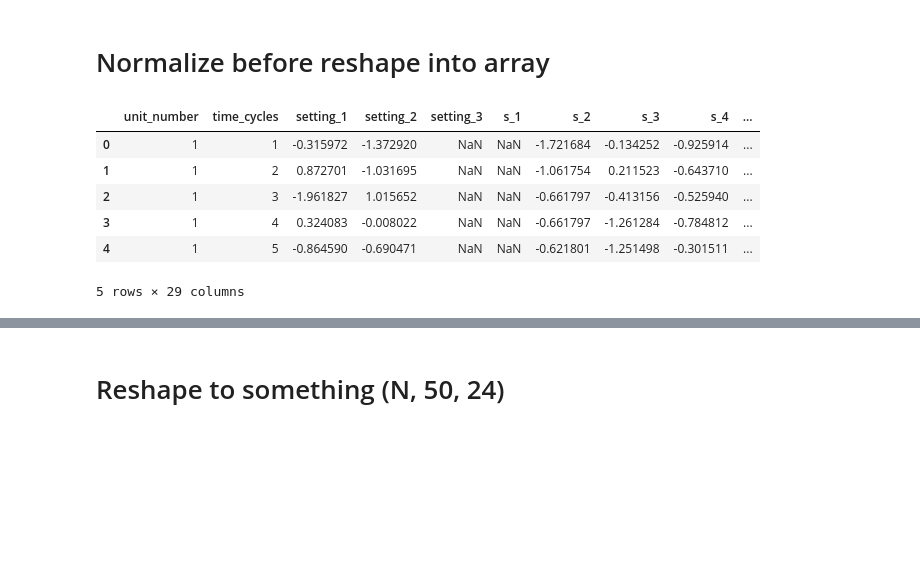
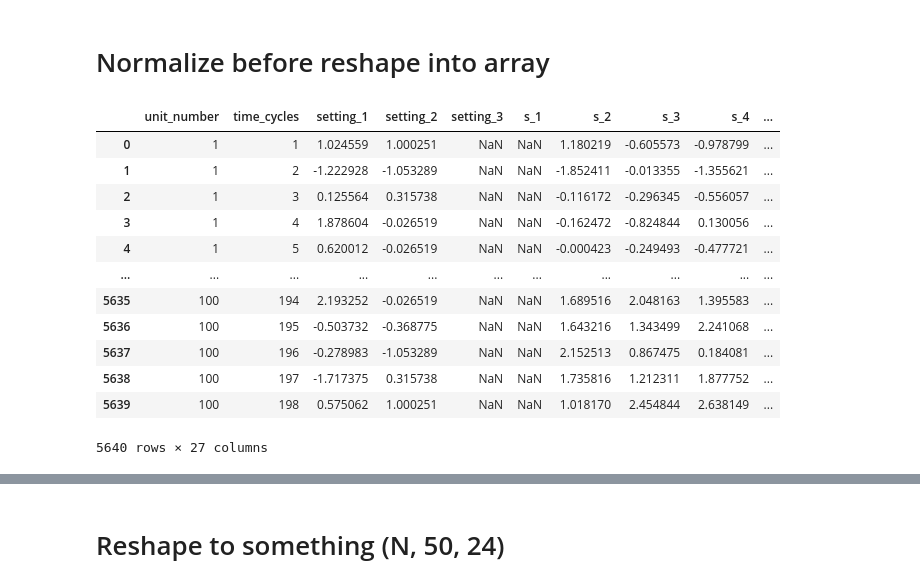
Before and after one commit to maddiew95/GANs-study, a Jupyter notebook: NASA Jet Engine/data_transform.ipynb, the cells around one changed output, grey strips where cells are left out. Drawn from its saved outputs; the diff is of its cells as text; code cells hidden in the pictures; blank space fills up the shorter version.

```diff
--- a/NASA Jet Engine/data_transform.ipynb
+++ b/NASA Jet Engine/data_transform.ipynb
@@ -1,5 +1,5 @@
 # %%
 import numpy as np, pandas as pd
 
-df1 = pd.read_csv('CMAPSSData/train_FD001_w_label.csv')
+df = pd.read_csv('csv/test_FD001.csv')
 # %%
@@ -28,20 +21,26 @@ df1.describe()
 # %% [markdown]
 # Normalize before reshape into array
 # %%
-df_norm = df1.copy()
+df_norm = df.copy()
 
-for column in df_norm.columns[2:-3]:
+for column in df_norm.columns[2:-1]:
     df_norm[column] = (df_norm[column] - df_norm[column].mean()) / df_norm[column].std()
 # %%
-df_norm.head()
+df_norm
 # %% [output]
 |  | unit_number | time_cycles | setting_1 | setting_2 | setting_3 | s_1 | s_2 | s_3 | s_4 | ... |
-| 0 | 1 | 1 | -0.315972 | -1.372920 | NaN | NaN | -1.721684 | -0.134252 | -0.925914 | ... |
-| 1 | 1 | 2 | 0.872701 | -1.031695 | NaN | NaN | -1.061754 | 0.211523 | -0.643710 | ... |
-| 2 | 1 | 3 | -1.961827 | 1.015652 | NaN | NaN | -0.661797 | -0.413156 | -0.525940 | ... |
-| 3 | 1 | 4 | 0.324083 | -0.008022 | NaN | NaN | -0.661797 | -1.261284 | -0.784812 | ... |
-| 4 | 1 | 5 | -0.864590 | -0.690471 | NaN | NaN | -0.621801 | -1.251498 | -0.301511 | ... |
+| 0 | 1 | 1 | 1.024559 | 1.000251 | NaN | NaN | 1.180219 | -0.605573 | -0.978799 | ... |
+| 1 | 1 | 2 | -1.222928 | -1.053289 | NaN | NaN | -1.852411 | -0.013355 | -1.355621 | ... |
+| 2 | 1 | 3 | 0.125564 | 0.315738 | NaN | NaN | -0.116172 | -0.296345 | -0.556057 | ... |
+| 3 | 1 | 4 | 1.878604 | -0.026519 | NaN | NaN | -0.162472 | -0.824844 | 0.130056 | ... |
+| 4 | 1 | 5 | 0.620012 | -0.026519 | NaN | NaN | -0.000423 | -0.249493 | -0.477721 | ... |
+| ... | ... | ... | ... | ... | ... | ... | ... | ... | ... | ... |
+| 5635 | 100 | 194 | 2.193252 | -0.026519 | NaN | NaN | 1.689516 | 2.048163 | 1.395583 | ... |
+| 5636 | 100 | 195 | -0.503732 | -0.368775 | NaN | NaN | 1.643216 | 1.343499 | 2.241068 | ... |
+| 5637 | 100 | 196 | -0.278983 | -1.053289 | NaN | NaN | 2.152513 | 0.867475 | 0.184081 | ... |
+| 5638 | 100 | 197 | -1.717375 | 0.315738 | NaN | NaN | 1.735816 | 1.212311 | 1.877752 | ... |
+| 5639 | 100 | 198 | 0.575062 | 1.000251 | NaN | NaN | 1.018170 | 2.454844 | 2.638149 | ... |
-5 rows × 29 columns
+5640 rows × 27 columns
 # %%
 df_norm.isnull().sum()
 # %% [output]
```
Also changed, not shown: parts of 8 cells of this notebook, 7 other files.
